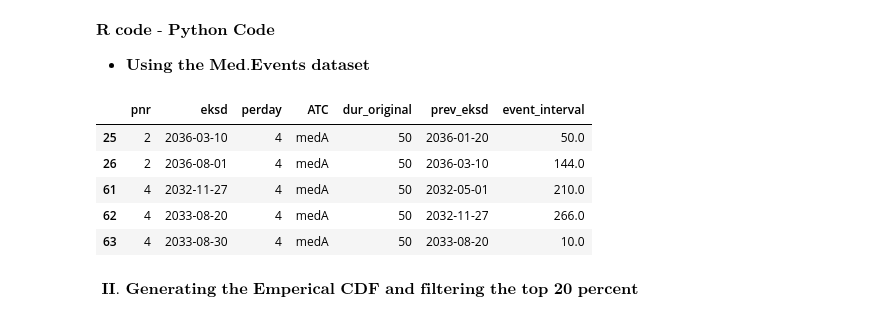
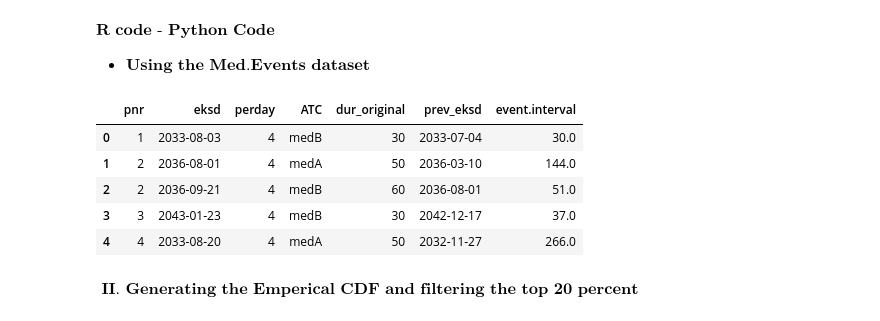
Before and after one commit to justrayn/Assignment-2-For-Clustering, a Jupyter notebook: SEE.ipynb, the cells around one changed output. Cells and saved outputs as stored; diff of their text form; code cells hidden in the pictures.

```diff
--- a/SEE.ipynb
+++ b/SEE.ipynb
@@ -41,47 +41,50 @@ import os
 os.environ["OMP_NUM_THREADS"] = "1"
 import pandas as pd
 import numpy as np
 import matplotlib.pyplot as plt
 import seaborn as sns
 from statsmodels.distributions.empirical_distribution import ECDF
 from sklearn.cluster import KMeans
 from sklearn.preprocessing import StandardScaler
 from sklearn.metrics import silhouette_score
+
 
 # Step 1: Load & Preprocess Data
 file_path = "med_events.csv"
 df = pd.read_csv(file_path)
 
 df.rename(columns={
     "PATIENT_ID": "pnr",    # Patient ID
     "DATE": "eksd",         # Prescription date
     "PERDAY": "perday",     # Daily dosage
     "CATEGORY": "ATC",      # Drug type
     "DURATION": "dur_original"  # Prescription duration
 }, inplace=True)
 
-df["eksd"] = pd.to_datetime(df["eksd"], format="%m/%d/%Y", errors="coerce")
+df["eksd"] = pd.to_datetime(df["eksd"], format="%m/%d/%Y")
 df = df.sort_values(by=["pnr", "eksd"])
 
-# Step 1.5: Filter Data for a Specific Drug
-selected_drug = "medA"  # Change this to "medB" or another drug
-df = df[df["ATC"] == selected_drug]
+# Step 1.5: Do NOT filter only one drug
+df["prev_eksd"] = df.groupby("pnr")["eksd"].shift(1)
+df["event.interval"] = (df["eksd"] - df["prev_eksd"]).dt.days
+df = df.dropna(subset=["event.interval"])
+
 
 # Step 2: Compute Event Intervals
 df["prev_eksd"] = df.groupby("pnr")["eksd"].shift(1)
-df["event_interval"] = (df["eksd"] - df["prev_eksd"]).dt.days
-df = df.dropna(subset=["event_interval"])
+df["event.interval"] = (df["eksd"] - df["prev_eksd"]).dt.days
+df = df.dropna(subset=["event.interval"])
 
-# Step 2.5: Randomly Select One Prescription Per Patient
-df_filtered = df.groupby("pnr").sample(n=1, random_state=42)
+# Step 2.5: Randomly Select One Prescription Per Patient (For Both Drugs)
+df_filtered = df.groupby(["pnr", "ATC"]).apply(lambda x: x.sample(n=min(1, len(x)), random_state=42)).reset_index(drop=True)
 
-df.head()
+df_filtered.head()
 # %% [output]
-|  | pnr | eksd | perday | ATC | dur_original | prev_eksd | event_interval |
-| 25 | 2 | 2036-03-10 | 4 | medA | 50 | 2036-01-20 | 50.0 |
-| 26 | 2 | 2036-08-01 | 4 | medA | 50 | 2036-03-10 | 144.0 |
-| 61 | 4 | 2032-11-27 | 4 | medA | 50 | 2032-05-01 | 210.0 |
-| 62 | 4 | 2033-08-20 | 4 | medA | 50 | 2032-11-27 | 266.0 |
-| 63 | 4 | 2033-08-30 | 4 | medA | 50 | 2033-08-20 | 10.0 |
+|  | pnr | eksd | perday | ATC | dur_original | prev_eksd | event.interval |
+| 0 | 1 | 2033-08-03 | 4 | medB | 30 | 2033-07-04 | 30.0 |
+| 1 | 2 | 2036-08-01 | 4 | medA | 50 | 2036-03-10 | 144.0 |
+| 2 | 2 | 2036-09-21 | 4 | medB | 60 | 2036-08-01 | 51.0 |
+| 3 | 3 | 2043-01-23 | 4 | medB | 30 | 2042-12-17 | 37.0 |
+| 4 | 4 | 2033-08-20 | 4 | medA | 50 | 2032-11-27 | 266.0 |
 # %% [markdown]
 $\textbf{ II. Generating the Emperical CDF and filtering the top 20 percent}$
```
Also changed, not shown: parts of 8 cells of this notebook.
